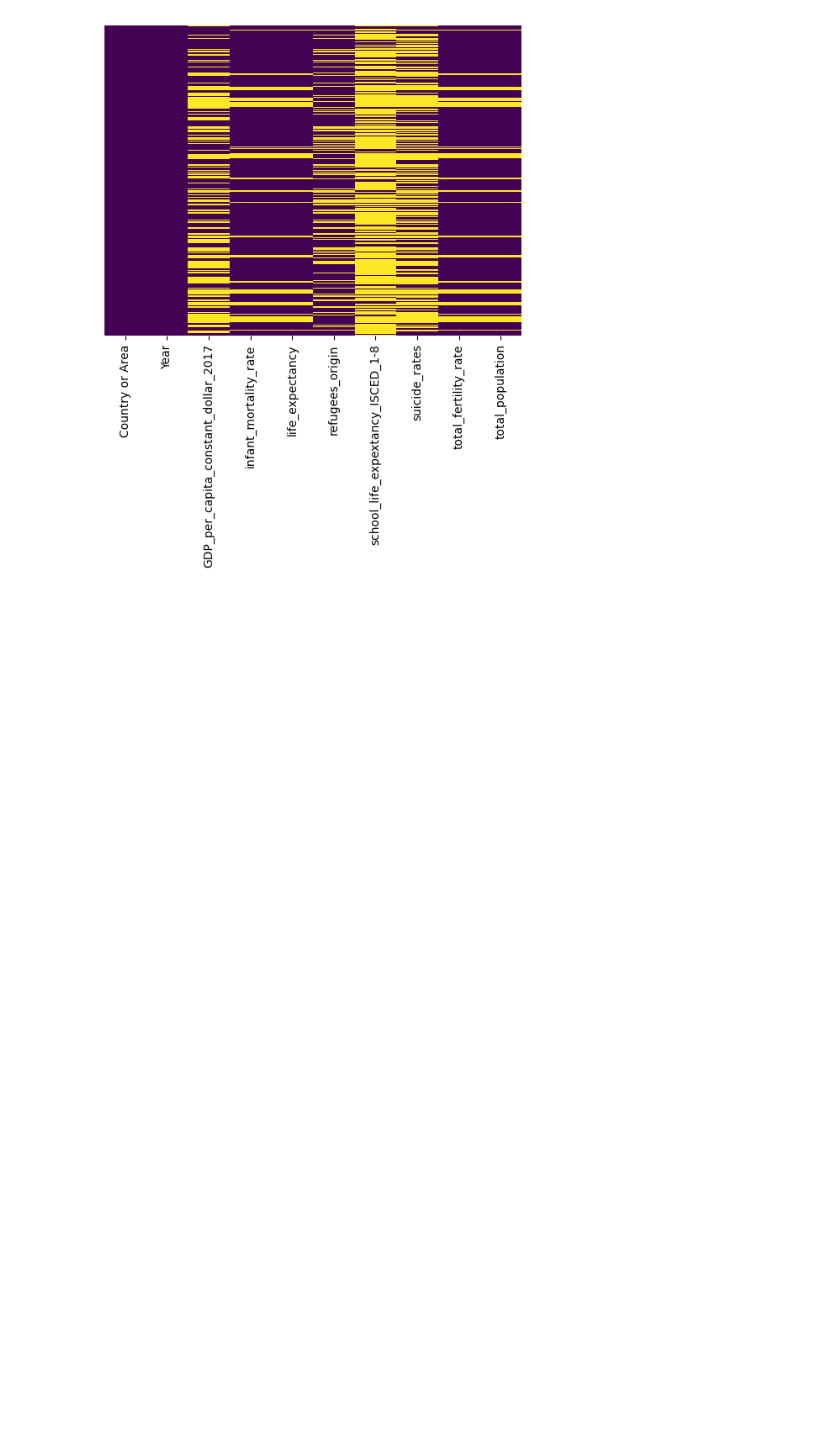
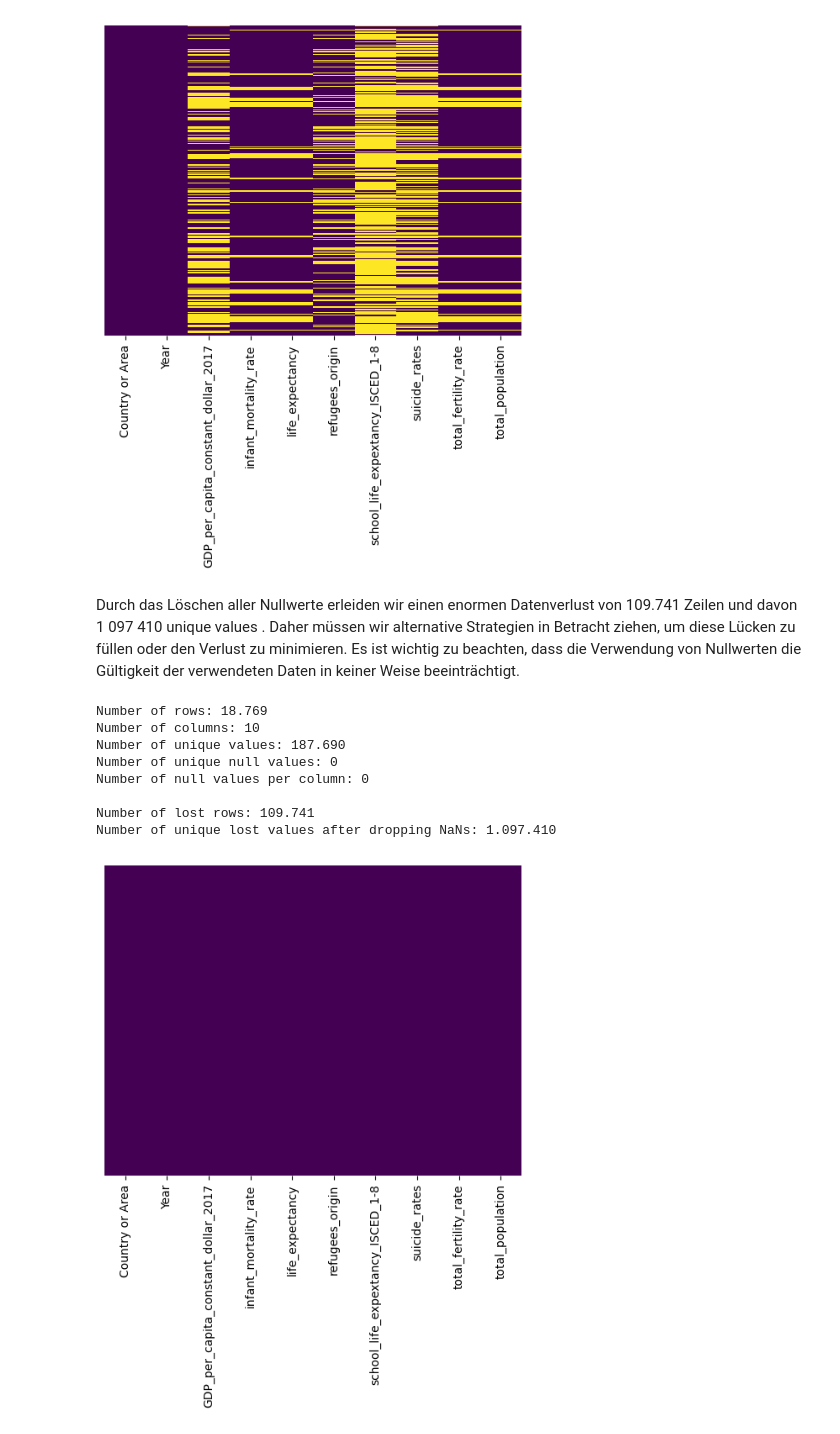
Before and after one commit to DataScience-DHBWKA/Human-Development-Qlik-vs-Python-Gruppe-8, a Jupyter notebook: notebooks/Data_Cleaning.ipynb, the cells around one changed output. Cells and saved outputs as stored; diff of their text form; code cells hidden in the pictures; blank space fills up the shorter version.

Commit message:
add data display lost by deleting all null data

```diff
--- a/notebooks/Data_Cleaning.ipynb
+++ b/notebooks/Data_Cleaning.ipynb
@@ -197,3 +197,33 @@ Number of unique values: 1.285.100
 Number of unique null values: 346.879
 Number of null values per column: 109.741
 [figure]
+# %% [markdown]
+Durch das Löschen aller Nullwerte erleiden wir einen enormen Datenverlust von 109.741 Zeilen und davon 1 097 410 unique values . Daher müssen wir alternative Strategien in Betracht ziehen, um diese Lücken zu füllen oder den Verlust zu minimieren. Es ist wichtig zu beachten, dass die Verwendung von Nullwerten die Gültigkeit der verwendeten Daten in keiner Weise beeinträchtigt.
+# %%
+result_df_with_dropna = result_df.dropna()
+# Display the number of rows and columns in the DataFrame
+num_rows, num_cols = result_df_with_dropna.shape
+print("Number of rows:", "{:,.0f}".format(num_rows).replace(",", "."))
+print("Number of columns:", num_cols)
+print("Number of unique values:", "{:,.0f}".format(result_df_with_dropna.size).replace(",", "."))
+print("Number of unique null values:", "{:,.0f}".format(result_df_with_dropna.isnull().sum().sum()).replace(",", "."))
+print("Number of null values per column:","{:,.0f}".format(result_df_with_dropna.isnull().any(axis=1).sum()).replace(",", "."))
+
+# Calculate and display the number of lost rows and the number of unique values
+num_lost_rows = result_df.shape[0] - num_rows
+print("\nNumber of lost rows:", "{:,.0f}".format(num_lost_rows).replace(",", "."))
+unique_values = result_df.size - result_df_with_dropna.size
+print("Number of unique lost values after dropping NaNs:", "{:,.0f}".format(unique_values).replace(",", "."))
+
+sns.heatmap(result_df_with_dropna.isnull(),yticklabels=False,cbar=False,cmap='viridis')
+plt.show()
+# %% [output]
+Number of rows: 18.769
+Number of columns: 10
+Number of unique values: 187.690
+Number of unique null values: 0
+Number of null values per column: 0
+
+Number of lost rows: 109.741
+Number of unique lost values after dropping NaNs: 1.097.410
+[figure, added]
```
